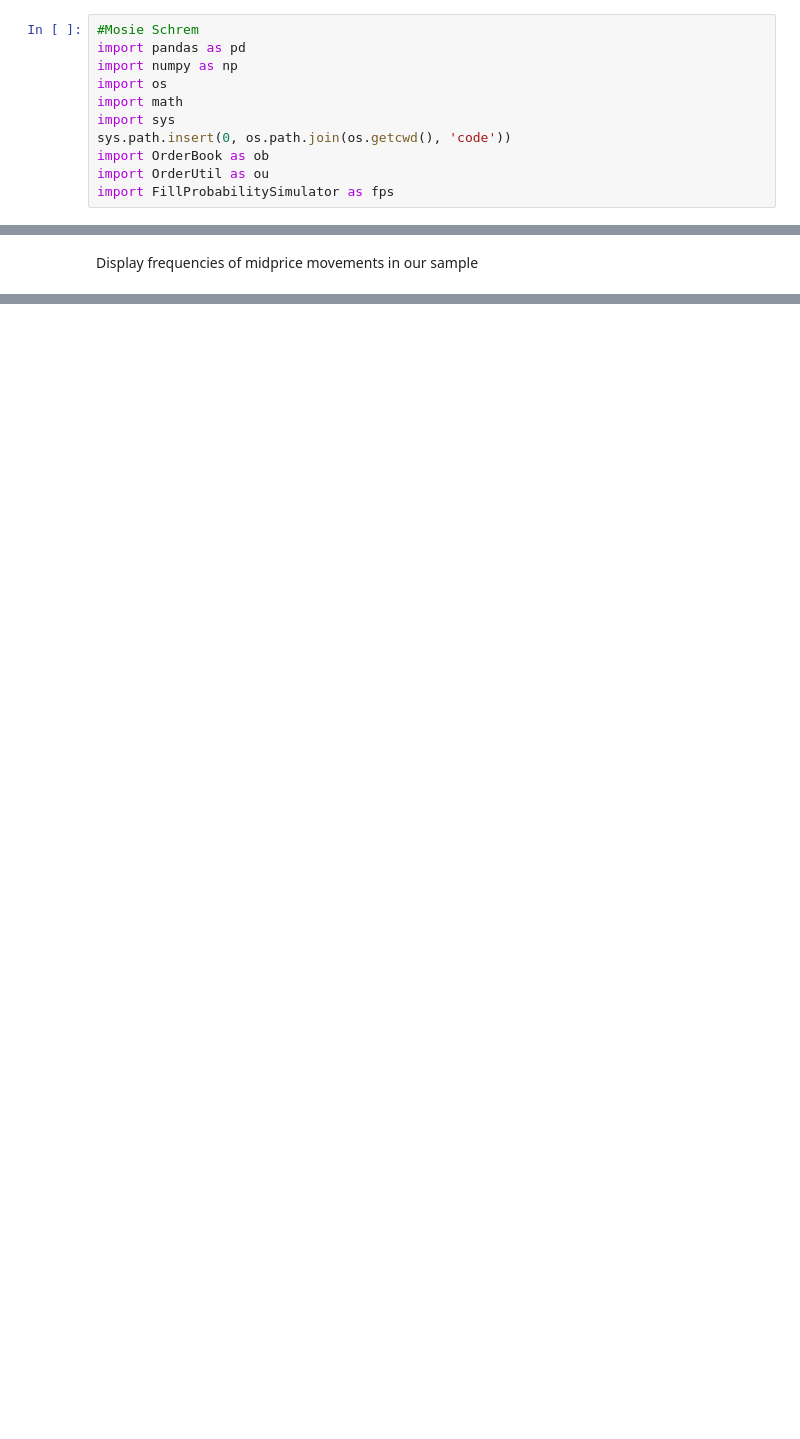
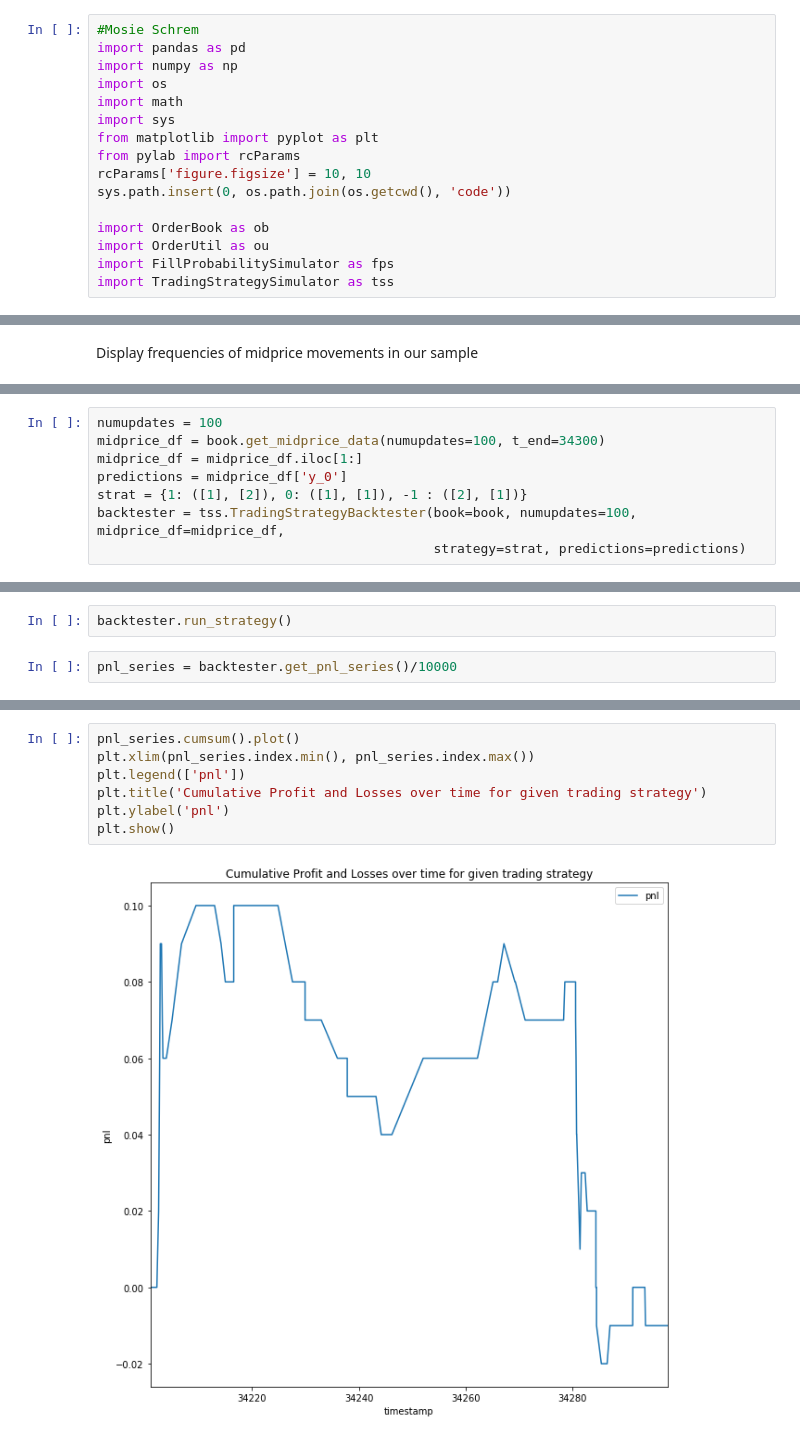
Before and after one commit to Jeremy-Coste/DL-Project-Team-E, a Jupyter notebook: OrderBook_simulator_and_fill_probability_estimator/OrderBookDemo.ipynb, the cells around one changed output, grey strips where cells are left out. Drawn from its saved outputs; the diff is of its cells as text; blank space fills up the shorter version.

Commit message:
Updated Probability Simulator and added Backtester

```diff
--- a/OrderBook_simulator_and_fill_probability_estimator/OrderBookDemo.ipynb
+++ b/OrderBook_simulator_and_fill_probability_estimator/OrderBookDemo.ipynb
@@ -10,10 +10,15 @@ import numpy as np
 import os
 import math
 import sys
+from matplotlib import pyplot as plt
+from pylab import rcParams
+rcParams['figure.figsize'] = 10, 10
 sys.path.insert(0, os.path.join(os.getcwd(), 'code'))
+
 import OrderBook as ob
 import OrderUtil as ou
 import FillProbabilitySimulator as fps
+import TradingStrategySimulator as tss
 # %% [markdown]
 Examples of creating and processing orders:
 --------
@@ -181,0 +149,8 @@ print(probability_simulator.get_quantities())
+# %%
+numupdates = 100
+midprice_df = book.get_midprice_data(numupdates=100, t_end=34300)
+midprice_df = midprice_df.iloc[1:]
+predictions = midprice_df['y_0']
+strat = {1: ([1], [2]), 0: ([1], [1]), -1 : ([2], [1])}
+backtester = tss.TradingStrategyBacktester(book=book, numupdates=100, midprice_df=midprice_df,
+                                           strategy=strat, predictions=predictions)
@@ -181,0 +159,4 @@ print(probability_simulator.get_quantities())
+# %%
+backtester.run_strategy()
+# %%
+pnl_series = backtester.get_pnl_series()/10000
@@ -181,0 +177,9 @@ print(probability_simulator.get_quantities())
+# %%
+pnl_series.cumsum().plot()
+plt.xlim(pnl_series.index.min(), pnl_series.index.max())
+plt.legend(['pnl'])
+plt.title('Cumulative Profit and Losses over time for given trading strategy')
+plt.ylabel('pnl')
+plt.show()
+# %% [output]
+[figure, added]
```
Also changed, not shown: parts of 38 cells of this notebook, 5 other files.
